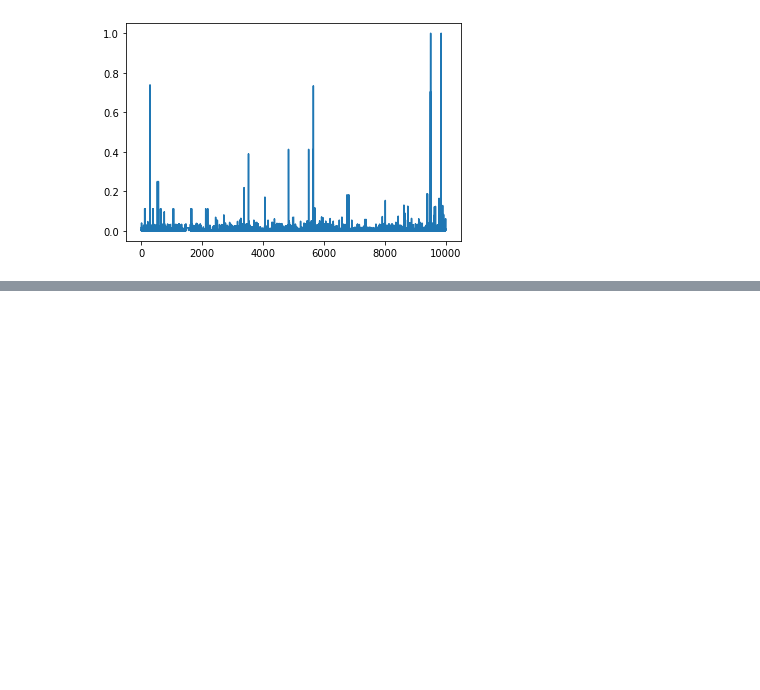
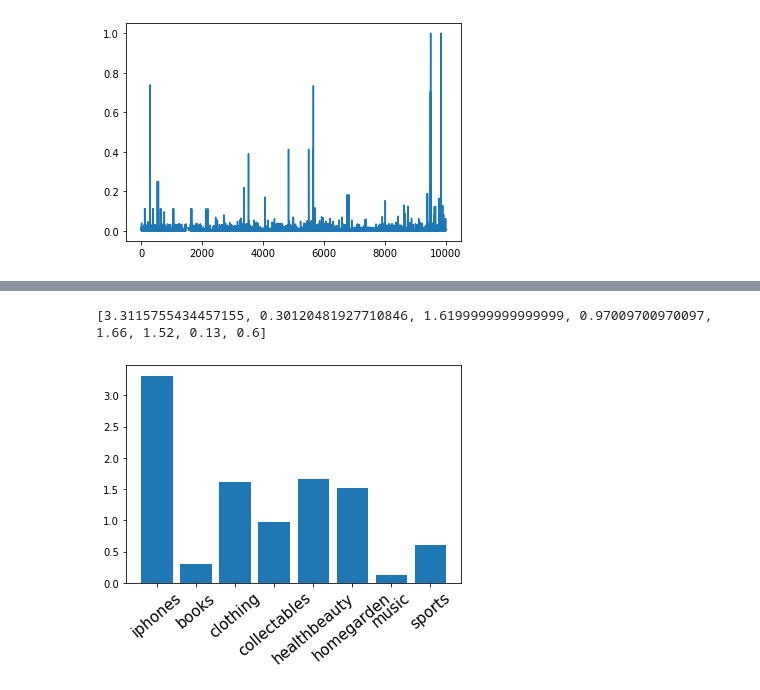
Before and after one commit to micktor/184final, a Jupyter notebook: Final.ipynb, the cells around one changed output, grey strips where cells are left out. Drawn from its saved outputs; the diff is of its cells as text; code cells hidden in the pictures; blank space fills up the shorter version.

Commit message:
scamrates added

```diff
--- a/Final.ipynb
+++ b/Final.ipynb
@@ -6,6 +6,7 @@ import matplotlib.pyplot as plt
 # %%
 iphones = pd.read_csv('iphones.csv')
 books = pd.read_csv('books.csv')
+clothing = pd.read_csv('clothing.csv')
 collectables = pd.read_csv('collectables.csv')
 healthbeauty = pd.read_csv('healthbeauty.csv')
 homegarden = pd.read_csv('homegarden.csv')
@@ -109,0 +103,43 @@ feedback
+# %%
+iphone_scamrate = len(iphone_scams) / len(iphones)
+book_scamrate = len(books_scams) / len(books)
+clothing_scamrate = len(clothing_scams) / len(clothing)
+collectable_scamrate = len(collectables_scams) / len(collectables)
+healthbeauty_scamrate = len(healthbeauty_scams) / len(healthbeauty)
+homegarden_scamrate = len(homegarden_scams) / len(homegarden)
+music_scamrate = len(music_scams) / len(music)
+sporting_scamrate = len(sporting_scams) / len(sporting)
+
+scamrate_list = [
+    iphone_scamrate,
+    book_scamrate,
+    clothing_scamrate,
+    collectable_scamrate,
+    healthbeauty_scamrate,
+    homegarden_scamrate,
+    music_scamrate,
+    sporting_scamrate,
+]
+
+scamrate_list = list(map(lambda x: x * 100, scamrate_list))
+# %%
+print(scamrate_list)
+# %% [output]
+[3.3115755434457155, 0.30120481927710846, 1.6199999999999999, 0.97009700970097, 1.66, 1.52, 0.13, 0.6]
+# %%
+catname_list = [
+    'iphones',
+    'books',
+    'clothing',
+    'collectables',
+    'healthbeauty',
+    'homegarden',
+    'music',
+    'sports',
+]
+index = np.arange(len(catname_list))
+plt.bar(index, scamrate_list)
+plt.xticks(index, catname_list, fontsize=15, rotation=40)
+plt.show()
+# %% [output]
+[figure, added]
```
Also changed, not shown: parts of 5 cells of this notebook, 1 other file.
